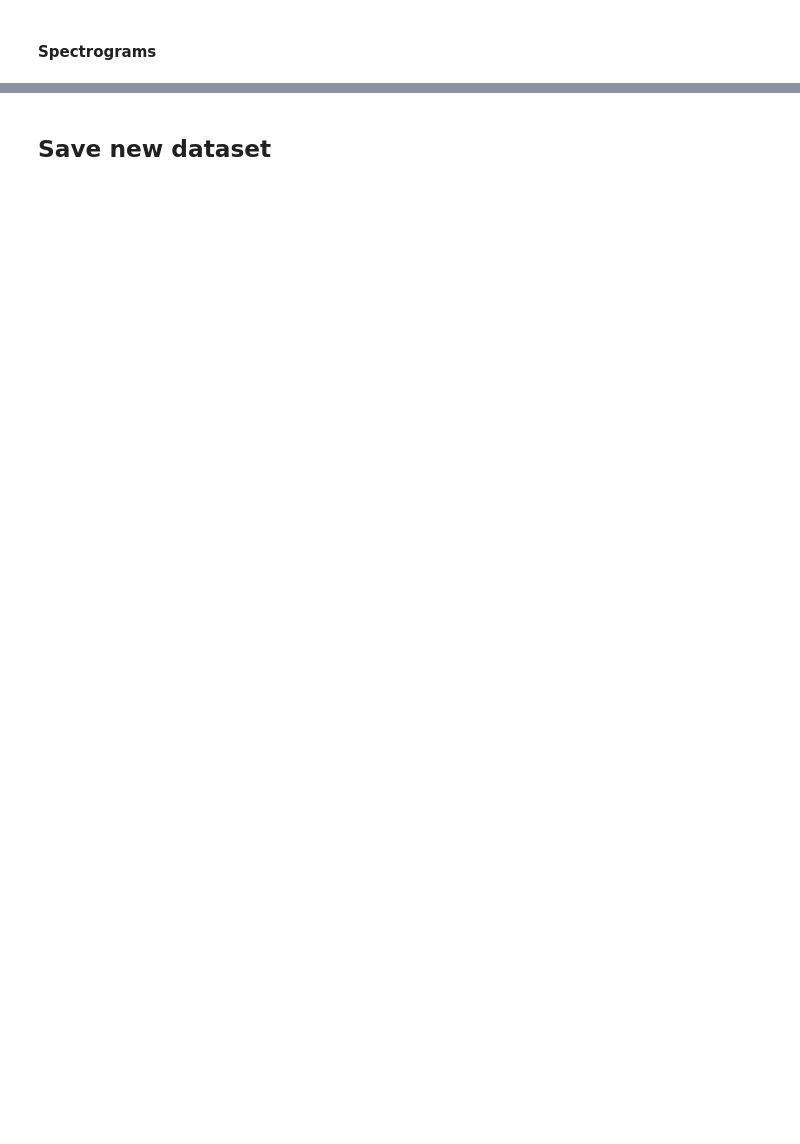
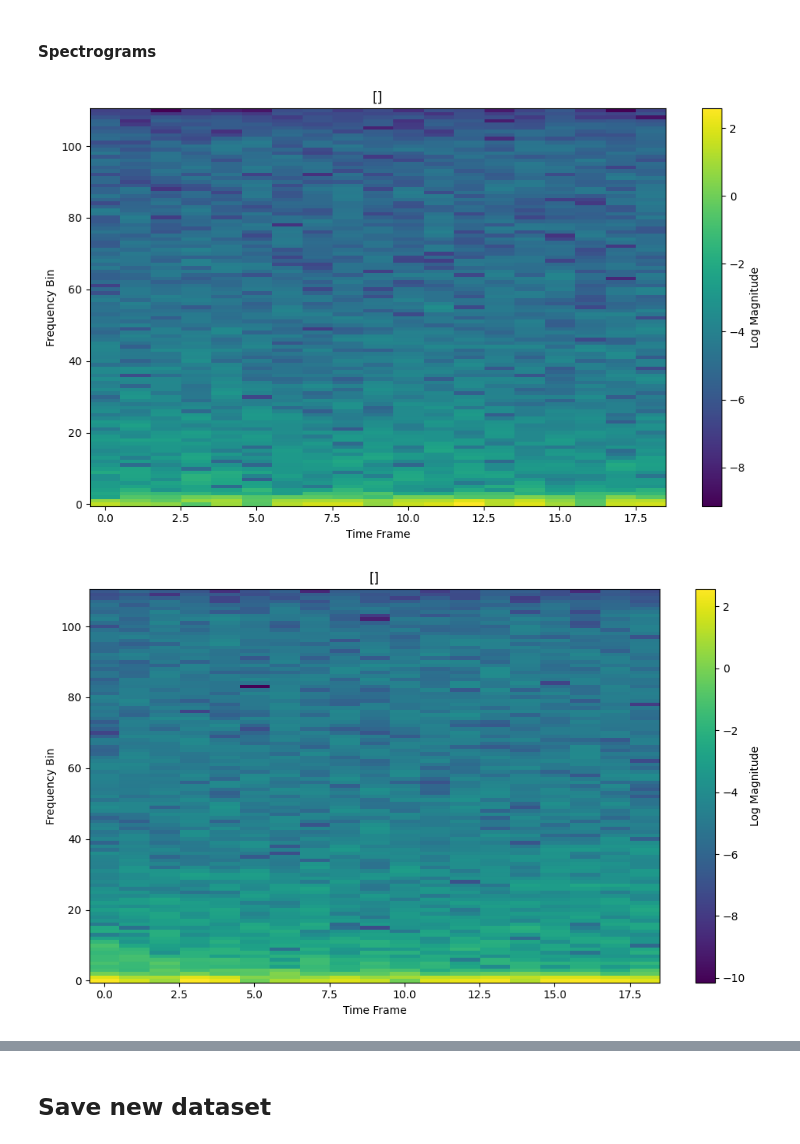
Before and after one commit to IConnC/Acoustic-Keylogger, a Jupyter notebook: data-manipulation/generate_Supp_Dataset.ipynb, the cells around one changed output, grey strips where cells are left out. Cells and saved outputs as stored; diff of their text form; code cells hidden in the pictures; blank space fills up the shorter version.

```diff
--- a/data-manipulation/generate_Supp_Dataset.ipynb
+++ b/data-manipulation/generate_Supp_Dataset.ipynb
@@ -364,32 +378,19 @@ plt.plot(augmented_audio_data[0]["waveform"].numpy())
 # %%
 def plot_spectrogram_with_decoded_labels(dataset, num_examples=5):
     for i, (spectrogram, labels) in enumerate(dataset.take(num_examples)):
-        plt.figure(figsize=(12, 6))
-
-        # Plot the spectrogram
-        plt.imshow(tf.transpose(spectrogram).numpy(), aspect='auto', origin='lower', cmap='viridis')
+    # for spectrogram, labels in dataset.take(40000):
+    #     if multi_label_binary_decode_tensor(tf, labels) == []:
+            # continue
+        plt.figure(figsize=(10, 6))
+        plt.imshow(spectrogram.numpy().T, aspect='auto', origin='lower', cmap='viridis')
         plt.colorbar(label='Log Magnitude')
-        plt.title(f'Spectrogram {i + 1} with Active Labels')
+        plt.title(multi_label_binary_decode_tensor(tf, labels))
         plt.xlabel('Time Frame')
         plt.ylabel('Frequency Bin')
-
-        # Iterate through each time frame
-        labels_np = labels.numpy()
-        for time_step in range(labels_np.shape[0]):
-            binary_vector = labels_np[time_step]
-            active_classes = "WHAT"
-            active_classes = multi_label_binary_decode_tensor(tf, binary_vector)
-            if len(active_classes) != 0:
-                active_classes = str(active_classes[0].numpy().decode("UTF-8"))
-            # print(active_classes)
-
-            if active_classes:  # Annotate
-                plt.text(
-                    time_step, 0, ", ".join(active_classes),
-                    rotation=70, fontsize=8, color='white', va='bottom'
-                )
-
         plt.tight_layout()
         plt.show()
 
 plot_spectrogram_with_decoded_labels(dataset, num_examples=5)
+# %% [output]
+[figure, added]
+[figure, added]
```
Also changed, not shown: parts of 8 cells of this notebook, 4 other files.
